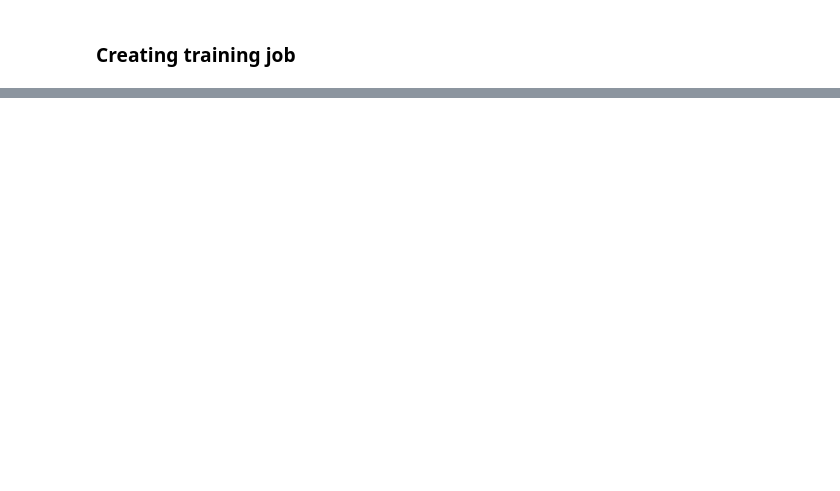
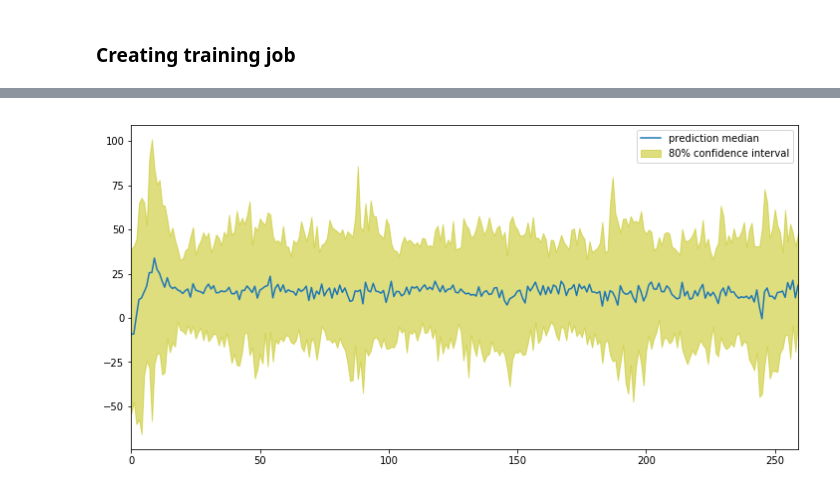
Before and after one commit to bmaingret/dengAI, a Jupyter notebook: 1-deepAR.ipynb, the cells around one changed output, grey strips where cells are left out. Drawn from its saved outputs; the diff is of its cells as text; code cells hidden in the pictures; blank space fills up the shorter version.

Commit message:
Test predictions

```diff
--- a/1-deepAR.ipynb
+++ b/1-deepAR.ipynb
@@ -154,0 +155,14 @@ transformer.wait()
+# %%
+predictions = sagemaker_session.read_s3_file(bucket, 'dengai/batch-inference/test.json.out')
+# %%
+# helper function to decode JSON prediction
+def unjson_prediction(prediction):
+    '''Accepts a JSON prediction and returns a list of quantiles for prediction.
+    '''
+    prediction_data = json.loads(prediction)
+    predictions_quantiles = pd.DataFrame(json.loads(predictions)['quantiles'])
+    return predictions_quantiles
+# %%
+# get quantiles/predictions
+prediction_list = unjson_prediction(predictions)
+prediction_list.head()
@@ -154,0 +176,23 @@ transformer.wait()
+# %%
+import matplotlib.pyplot as plt
+
+# display the prediction median against the actual data
+def display_quantiles(prediction, target_ts=None):
+    plt.figure(figsize=(12,6))
+    # get the target month of data
+    if target_ts is not None:
+        target = target_ts[k][-prediction_length:]
+        plt.plot(range(len(target)), target, label='target')
+    # get the quantile values at 10 and 90%
+    p10 = prediction['0.1']
+    p90 = prediction['0.9']
+    # fill the 80% confidence interval
+    plt.fill_between(p10.index, p10, p90, color='y', alpha=0.5, label='80% confidence interval')
+    # plot the median prediction line
+    prediction['0.5'].plot(label='prediction median')
+    plt.legend()
+    plt.show()
+# %%
+display_quantiles(prediction_list, None)
+# %% [output]
+[figure, added]
```
Also changed, not shown: parts of 21 cells of this notebook, 3 other files.
